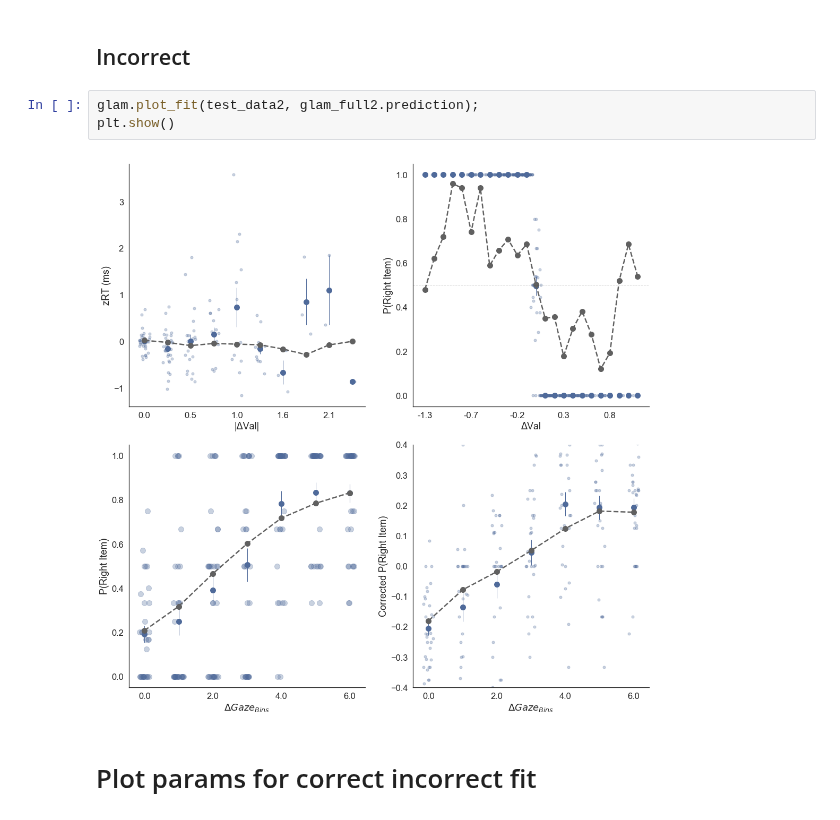
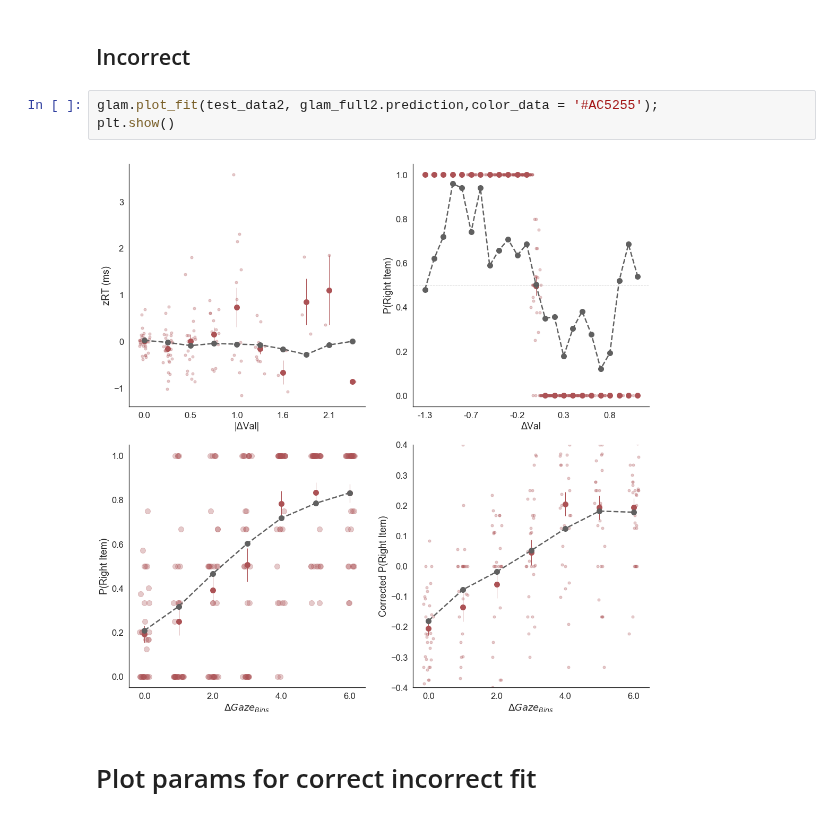
Before and after one commit to pradysepulveda/glamDDM_FF2018, a Jupyter notebook: FF2018_GLAM_hierarchical_out_of_sample_Like_NoBin_NUTS_31_SplitCorrect.ipynb, the cells around one changed output. Cells and saved outputs as stored; diff of their text form.

```diff
--- a/FF2018_GLAM_hierarchical_out_of_sample_Like_NoBin_NUTS_31_SplitCorrect.ipynb
+++ b/FF2018_GLAM_hierarchical_out_of_sample_Like_NoBin_NUTS_31_SplitCorrect.ipynb
@@ -291,10 +291,10 @@ Close Figure to continue...
 # %% [markdown]
 ## Incorrect
 # %%
-glam.plot_fit(test_data2, glam_full2.prediction);
+glam.plot_fit(test_data2, glam_full2.prediction,color_data = '#AC5255');
 plt.show()
 # %% [output]
-[figure, old version]
+[figure, new version]
 # %% [markdown]
 # Plot params for correct incorrect fit
 # %%
```
Also changed, not shown: parts of 1 cell of this notebook.
